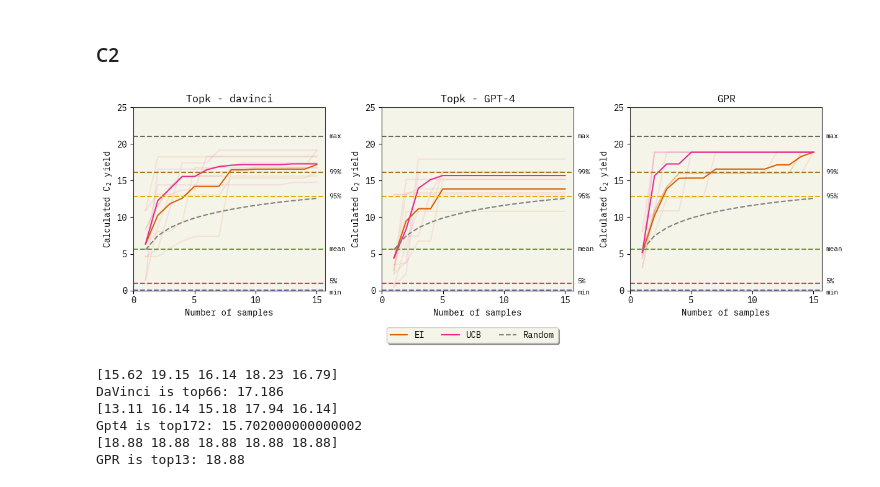
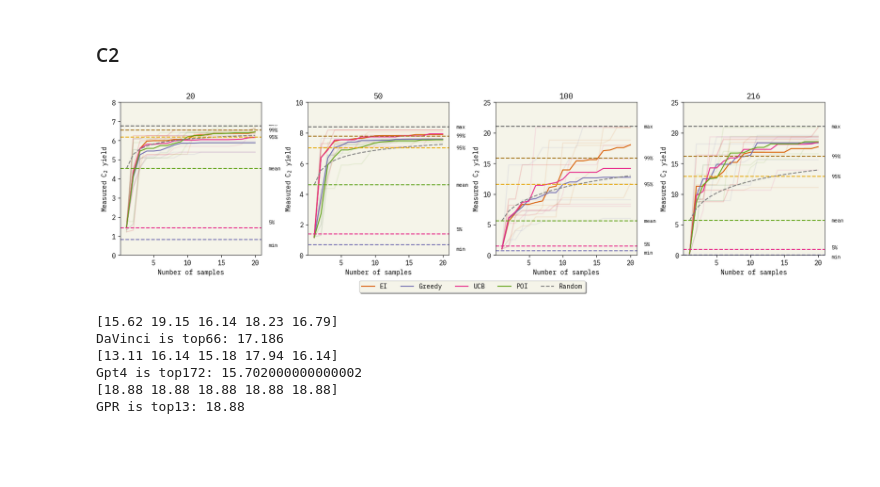
Before and after one commit to ur-whitelab/BO-LIFT, a Jupyter notebook: paper/BO_experiments.ipynb, the cells around one changed output. Drawn from its saved outputs; the diff is of its cells as text; code cells hidden in the pictures; blank space fills up the shorter version.

Commit message:
uploaded dataset and script to process and generate it

```diff
--- a/paper/BO_experiments.ipynb
+++ b/paper/BO_experiments.ipynb
@@ -129,24 +162,35 @@ raw_data = pd.read_csv(data_path, sep=";")
 x_name = "prompt"
 y_name = "completion"
 # %%
-fig, axs = plt.subplots(nrows=1, ncols=3, figsize=(12,4), constrained_layout=True)
-for ax in axs.flat:
-    ax.set_aspect(0.6)
+fig, axs = plt.subplots(nrows=1, ncols=4, figsize=(16,4), constrained_layout=True)
+# for ax in axs.flat:
+#     ax.set_aspect(0.6)
+
+lim=(0,8)
+raw_data = pd.read_csv("dataset/data/1180_ocm_dataset.csv", sep=";")
+plot_BO(axs[0], "./out/C2_davinci_1180_1_tree.pkl","20",
+         raw_data[y_name], "C$_2$ yield", lim, label=True, data_file_random="./out/C2 - random - 1180.pkl")
+
+lim=(0,10)
+raw_data = pd.read_csv("dataset/data/2950_ocm_dataset.csv", sep=";")
+plot_BO(axs[1], "./out/C2_davinci_2950_1_tree.pkl","50",
+         raw_data[y_name], "C$_2$ yield", lim, label=False, data_file_random="./out/C2 - random - 2950.pkl")
 
 lim=(0,25)
+raw_data = pd.read_csv("dataset/data/5900_ocm_dataset.csv", sep=";")
+plot_BO(axs[2], "./out/C2_davinci_5900_1_tree.pkl", "100",
+         raw_data[y_name], "C$_2$ yield", lim, label=False, data_file_random="./out/C2 - random - 5900.pkl")
 
-plot_BO(axs[0], "paper/out/C2_davinci_100.pkl","Topk - davinci",
-         raw_data[y_name], "C$_2$ yield", lim, label=False, data_file_random="paper/out/C2 - random.pkl")
-plot_BO(axs[1], "paper/out/C2_GPT4_100.pkl","Topk - GPT-4",
-         raw_data[y_name], "C$_2$ yield", lim, label=False, data_file_random="paper/out/C2 - random.pkl")
-plot_BO(axs[2], "paper/out/C2_GPR_100.pkl", "GPR",
-         raw_data[y_name], "C$_2$ yield", lim, label=True, data_file_random="paper/out/C2 - random.pkl")
+lim=(0,25)
+raw_data = pd.read_csv("dataset/data/12744_ocm_dataset.csv", sep=";")
+plot_BO(axs[3], "./out/C2_davinci_12744_1_tree.pkl", "216",
+         raw_data[y_name], "C$_2$ yield", lim, label=False, data_file_random="./out/C2 - random - 12744.pkl")
 
 fig.legend(loc='upper center', bbox_to_anchor=(0.5,0),
           fancybox=True, shadow=True, ncol=6)
 plt.savefig(f"figs/BO_C2", dpi=300, bbox_inches='tight')
 plt.show()
 # %% [output]
-[figure, old version]
+[figure, new version]
 # %%
 d_davinci = cloudpickle.load(open("paper/out/C2_davinci_100.pkl", "rb"))
```
Also changed, not shown: parts of 8 cells of this notebook, 44 other files.
